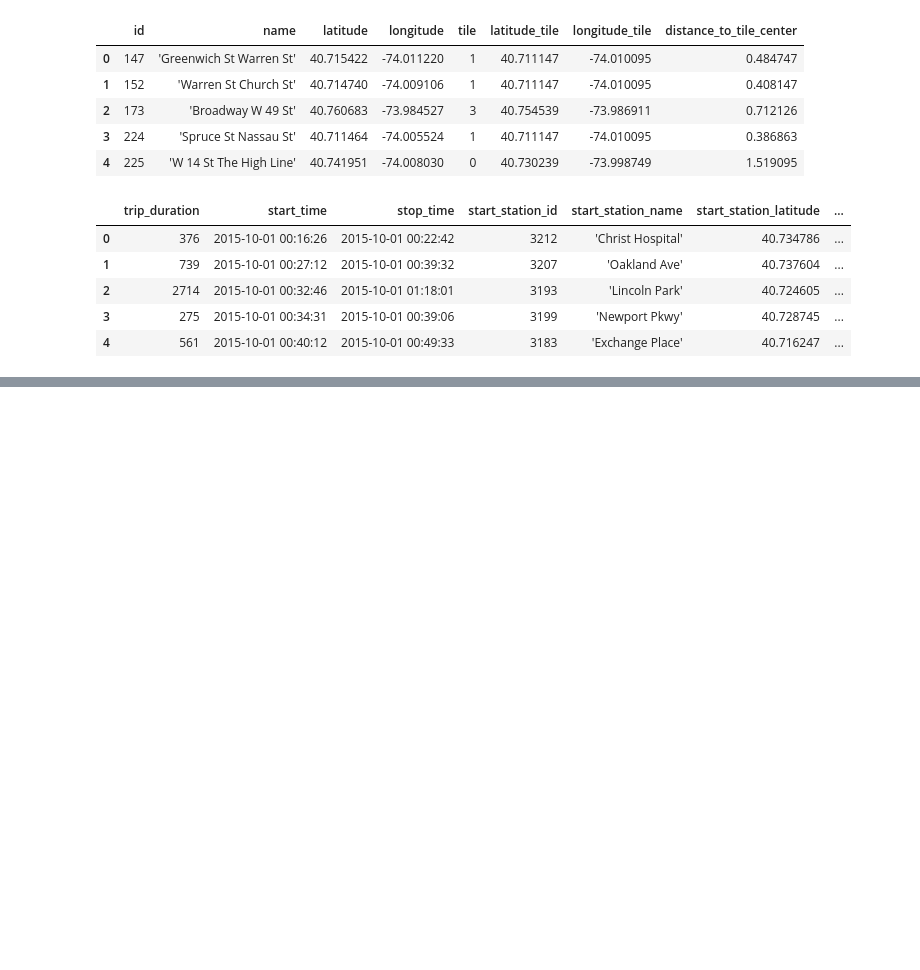
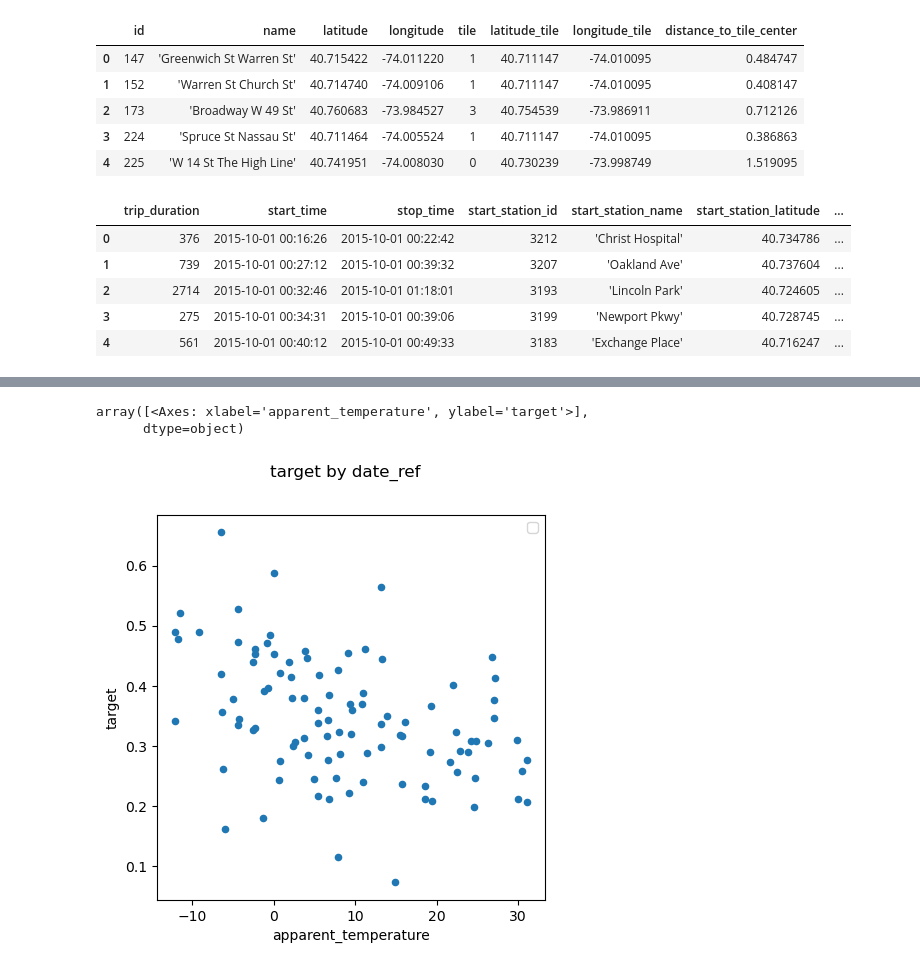
Before and after one commit to jeleandro/bike_demand_prediction, a Jupyter notebook: notebooks/01_spine_creation.ipynb, the cells around one changed output, grey strips where cells are left out. Drawn from its saved outputs; the diff is of its cells as text; code cells hidden in the pictures; blank space fills up the shorter version.

```diff
--- a/notebooks/01_spine_creation.ipynb
+++ b/notebooks/01_spine_creation.ipynb
@@ -254,3 +354,20 @@ df_master_table_with_window = (
+# %%
+ceil = np.ceil
+rand = np.random.rand
+(
+    df_master_table_with_window
+    .groupby('date_ref')
+    .agg(target=('target', 'mean'),apparent_temperature=('apparent_temperature', 'mean'))
+    .eval('rtemp  = @ceil(apparent_temperature.rank(pct=True)*20)')
+    .eval('rdg  = @ceil(@rand(apparent_temperature.shape[0])*5)')
+    .groupby(['rtemp','rdg'])
+    .agg(target=('target', 'mean'),apparent_temperature=('apparent_temperature', 'mean'))
+    .plot(figsize=(5, 5),x='apparent_temperature', y='target', kind='scatter', title='target by date_ref',subplots=True)
+)
+# %% [output]
+array([<Axes: xlabel='apparent_temperature', ylabel='target'>],
+      dtype=object)
+[figure, added]
 # %%
 (
     df_master_table_with_window.isna()
```
Also changed, not shown: parts of 12 cells of this notebook, 2 other files.
